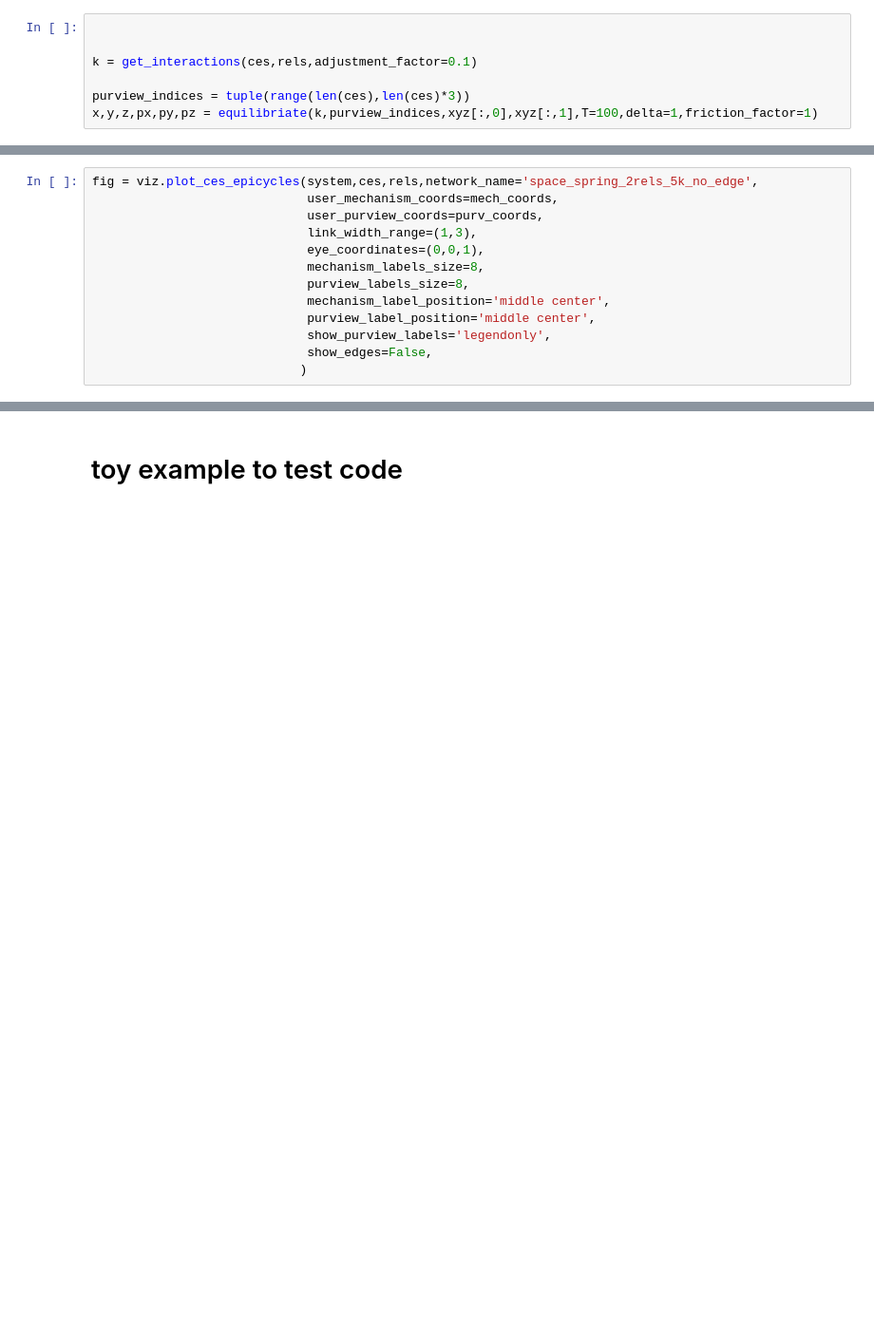
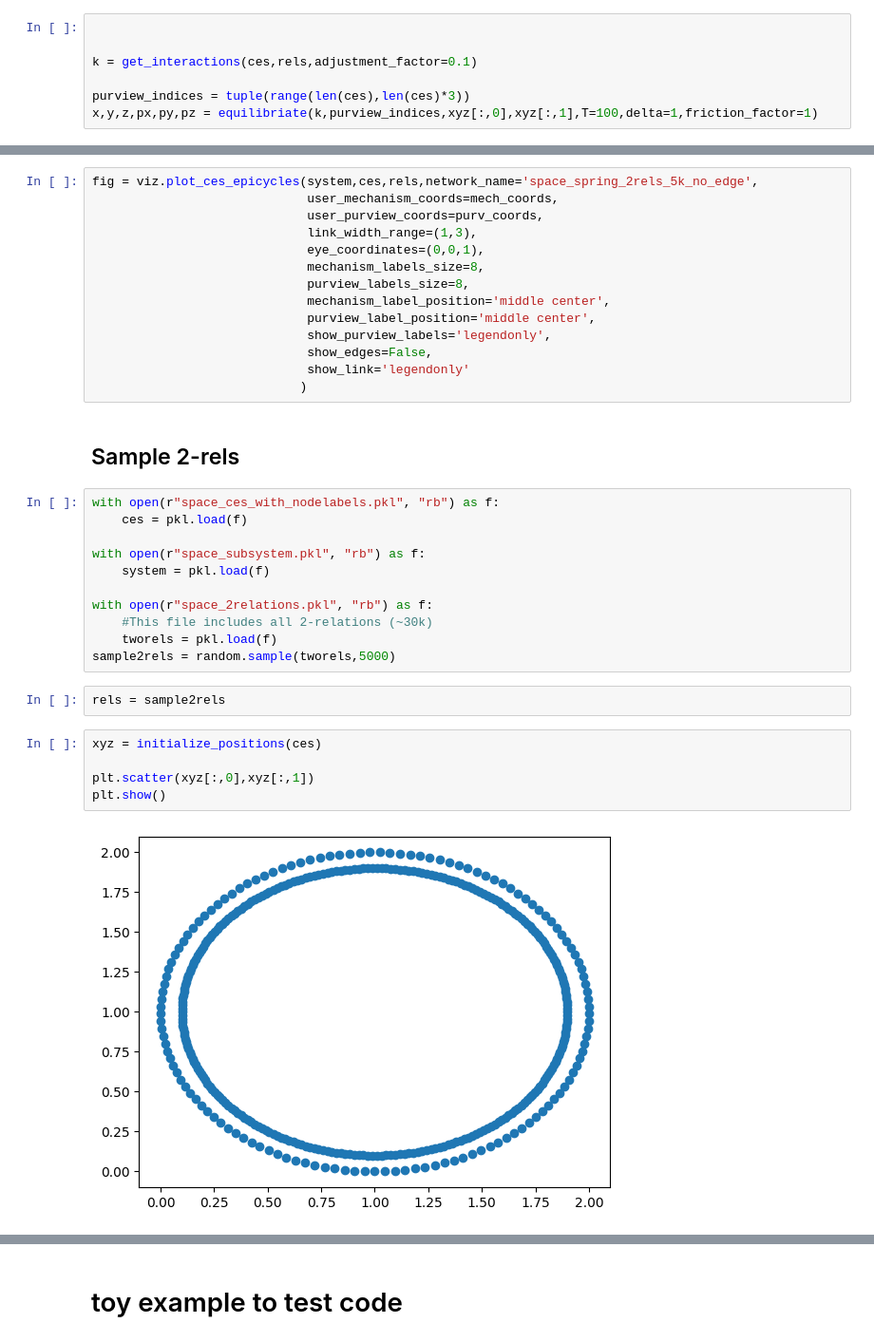
Before and after one commit to matteograsso/pyphi, a Jupyter notebook: spring_plots/spring_plots.ipynb, the cells around one changed output, grey strips where cells are left out. Shown: that part at 95% size. Drawn from its saved outputs; the diff is of its cells as text; blank space fills up the shorter version.

```diff
--- a/spring_plots/spring_plots.ipynb
+++ b/spring_plots/spring_plots.ipynb
@@ -249,4 +387,27 @@ fig = viz.plot_ces_epicycles(system,ces,rels,network_name='space_spring_2rels_5k
                              purview_label_position='middle center',
                              show_purview_labels='legendonly',
                              show_edges=False,
+                             show_link='legendonly'
                             )
+# %% [markdown]
+## Sample 2-rels
+# %%
+with open(r"space_ces_with_nodelabels.pkl", "rb") as f:
+    ces = pkl.load(f)
+
+with open(r"space_subsystem.pkl", "rb") as f:
+    system = pkl.load(f)
+
+with open(r"space_2relations.pkl", "rb") as f:
+    #This file includes all 2-relations (~30k)
+    tworels = pkl.load(f)
+sample2rels = random.sample(tworels,5000)
+# %%
+rels = sample2rels
+# %%
+xyz = initialize_positions(ces)
+
+plt.scatter(xyz[:,0],xyz[:,1])
+plt.show()
+# %% [output]
+[figure, added]
```
Also changed, not shown: parts of 24 cells of this notebook, 1 other file.
